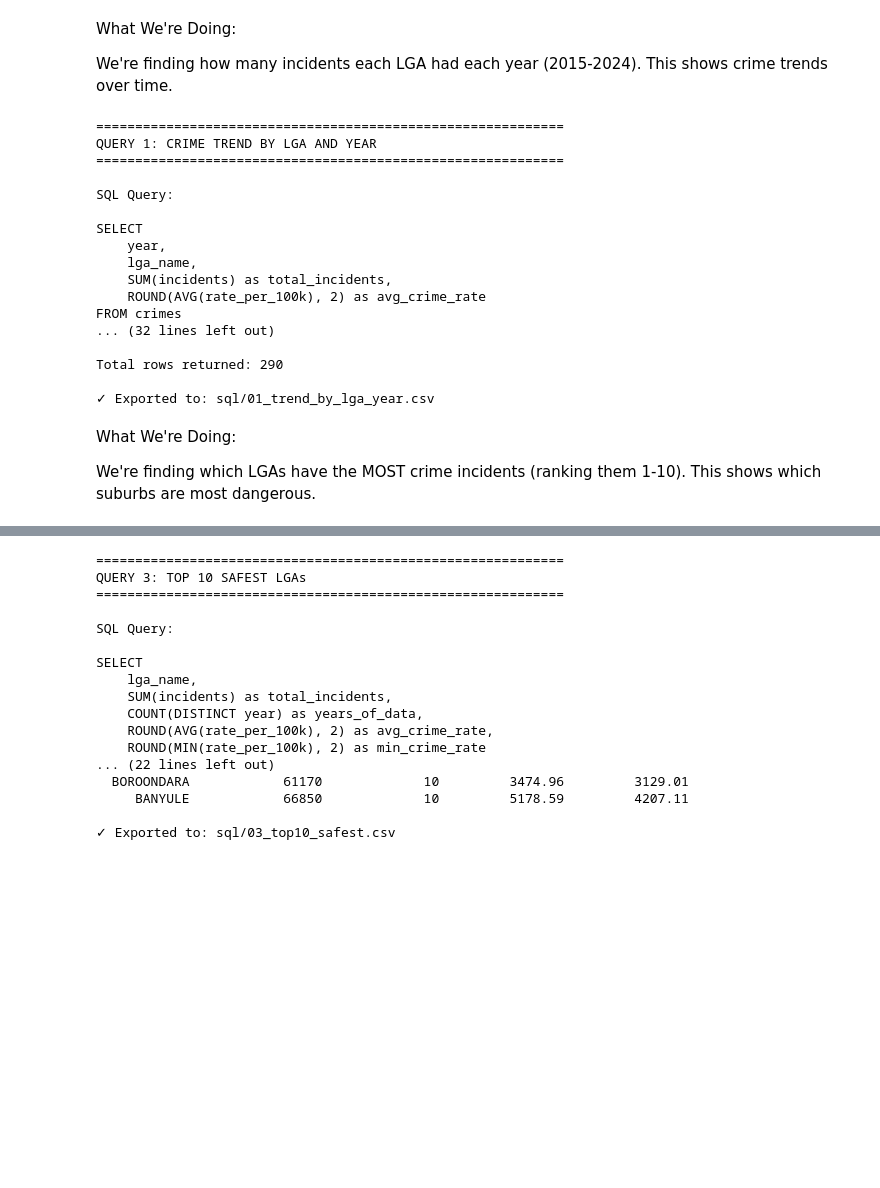
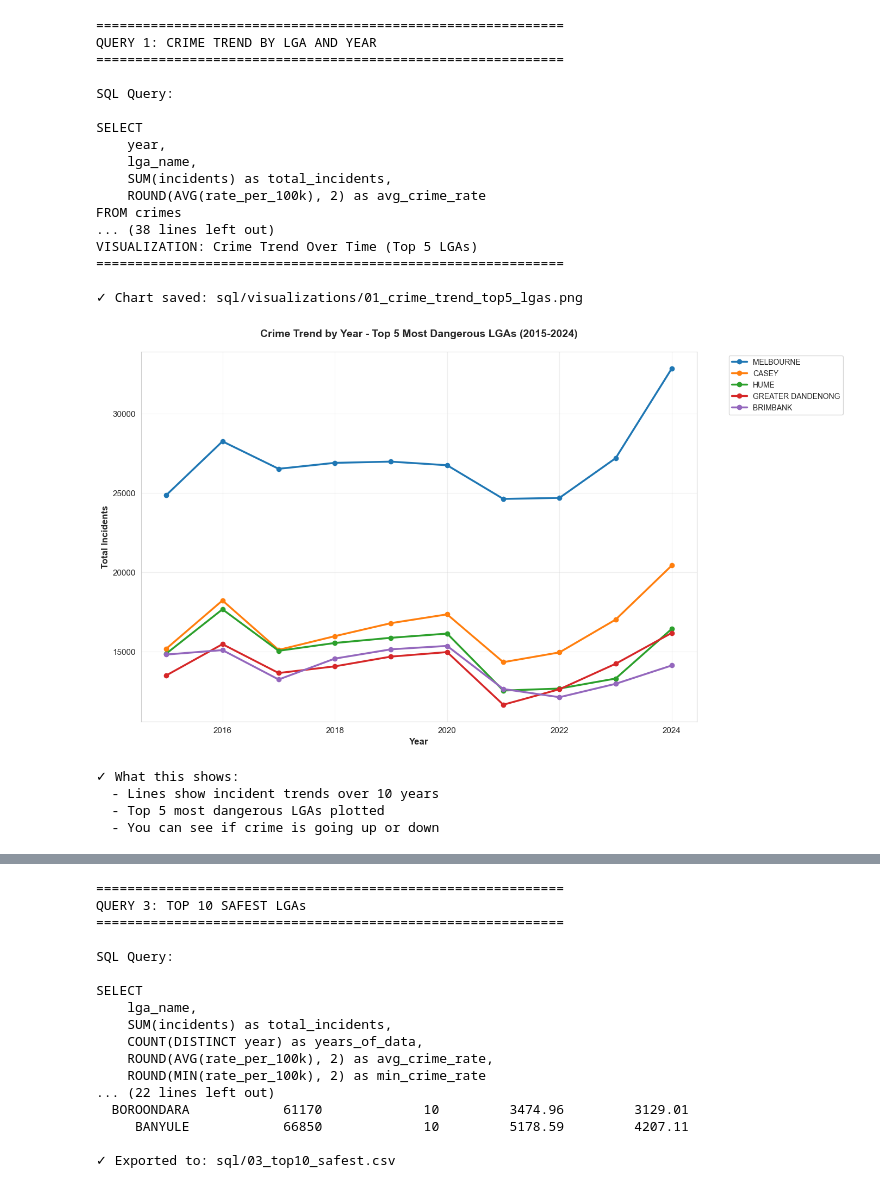
Before and after one commit to Anni2612/melbourne-crime-liveability-dashboard, a Jupyter notebook: python/sql_analysis.ipynb, the cells around one changed output, grey strips where cells are left out. Cells and saved outputs as stored; diff of their text form; code cells hidden in the pictures; blank space fills up the shorter version.

```diff
--- a/python/sql_analysis.ipynb
+++ b/python/sql_analysis.ipynb
@@ -87,11 +100,11 @@ Step 2: Loading cleaned data into database table...
 
 ✅ Database setup complete!
 ✅ Ready to run SQL queries!
-# %% [markdown]
-What We're Doing:
-
-We're finding how many incidents each LGA had each year (2015-2024). This shows crime trends over time.
 # %%
+# ==================================================================================
+# ── CELL 2: QUERY 1 - CRIME TREND BY LGA AND YEAR ────────────────────────────
+# ==================================================================================
+
 print("\n" + "="*60)
 print("QUERY 1: CRIME TREND BY LGA AND YEAR")
 print("="*60)
@@ -113,7 +126,7 @@ print("- AVG(rate_per_100k): Calculates average crime rate")
 print("- GROUP BY: Groups results by year and LGA")
 print("- ORDER BY: Sorts by newest year first, then by most incidents\n")
 
-# ── RUN THE QUERY ─────────────────────────────────────────────────────────
+# ── RUN THE QUERY ─────────────────────────────────────────────────────────────
 query1 = """
 SELECT
     year,
@@ -122,40 +135,77 @@ SELECT
     ROUND(AVG(rate_per_100k), 2) as avg_crime_rate
 FROM crimes
 GROUP BY year, lga_name
 ORDER BY year DESC, total_incidents DESC
 """
-
 df_query1 = pd.read_sql_query(query1, conn)
 
 print("Results Preview (first 20 rows):")
 print(df_query1.head(20))
 
 print(f"\nTotal rows returned: {len(df_query1)}")
 
 # Export to CSV
 output_file1 = SQL_OUTPUT + "01_trend_by_lga_year.csv"
 df_query1.to_csv(output_file1, index=False)
 print(f"\n✓ Exported to: {output_file1}")
+
+print("\n" + "="*60)
+print("VISUALIZATION: Crime Trend Over Time (Top 5 LGAs)")
+print("="*60)
+
+# Filter to top 5 LGAs by total incidents
+top5_lgas = df_query1.groupby('lga_name')['total_incidents'].sum().nlargest(5).index
+trend_data = df_query1[df_query1['lga_name'].isin(top5_lgas)]
+
+# Create figure
+plt.figure(figsize=(14, 8))
+
+# Plot a line for each LGA
+for lga in top5_lgas:
+    lga_data = trend_data[trend_data['lga_name'] == lga].sort_values('year')
+    plt.plot(lga_data['year'], lga_data['total_incidents'],
+             marker='o', linewidth=2.5, markersize=6, label=lga)
+
+plt.xlabel('Year', fontsize=12, fontweight='bold')
+plt.ylabel('Total Incidents', fontsize=12, fontweight='bold')
+plt.title('Crime Trend by Year - Top 5 Most Dangerous LGAs (2015-2024)',
+          fontsize=14, fontweight='bold', pad=20)
+plt.legend(bbox_to_anchor=(1.05, 1), loc='upper left', fontsize=10)
+plt.grid(True, alpha=0.3)
+plt.tight_layout()
+
+# Save the chart
+chart_path = VIZ_OUTPUT + "01_crime_trend_top5_lgas.png"
+plt.savefig(chart_path, dpi=300, bbox_inches='tight')
+print(f"\n✓ Chart saved: {chart_path}")
+
+plt.show()
+
+print("\n✓ What this shows:")
+print("  - Lines show incident trends over 10 years")
+print("  - Top 5 most dangerous LGAs plotted")
+print("  - You can see if crime is going up or down")
 # %% [output]
 ============================================================
 QUERY 1: CRIME TREND BY LGA AND YEAR
 ============================================================
 
 SQL Query:
 
 SELECT
     year,
     lga_name,
     SUM(incidents) as total_incidents,
     ROUND(AVG(rate_per_100k), 2) as avg_crime_rate
 FROM crimes
-... (32 lines left out)
+... (38 lines left out)
+VISUALIZATION: Crime Trend Over Time (Top 5 LGAs)
+============================================================
 
-Total rows returned: 290
-
-✓ Exported to: sql/01_trend_by_lga_year.csv
+✓ Chart saved: sql/visualizations/01_crime_trend_top5_lgas.png
+[figure, added]
+✓ What this shows:
+  - Lines show incident trends over 10 years
+  - Top 5 most dangerous LGAs plotted
+  - You can see if crime is going up or down
-# %% [markdown]
-What We're Doing:
-
-We're finding which LGAs have the MOST crime incidents (ranking them 1-10). This shows which suburbs are most dangerous.
 # %%
```
Also changed, not shown: parts of 15 cells of this notebook, 6 other files.
